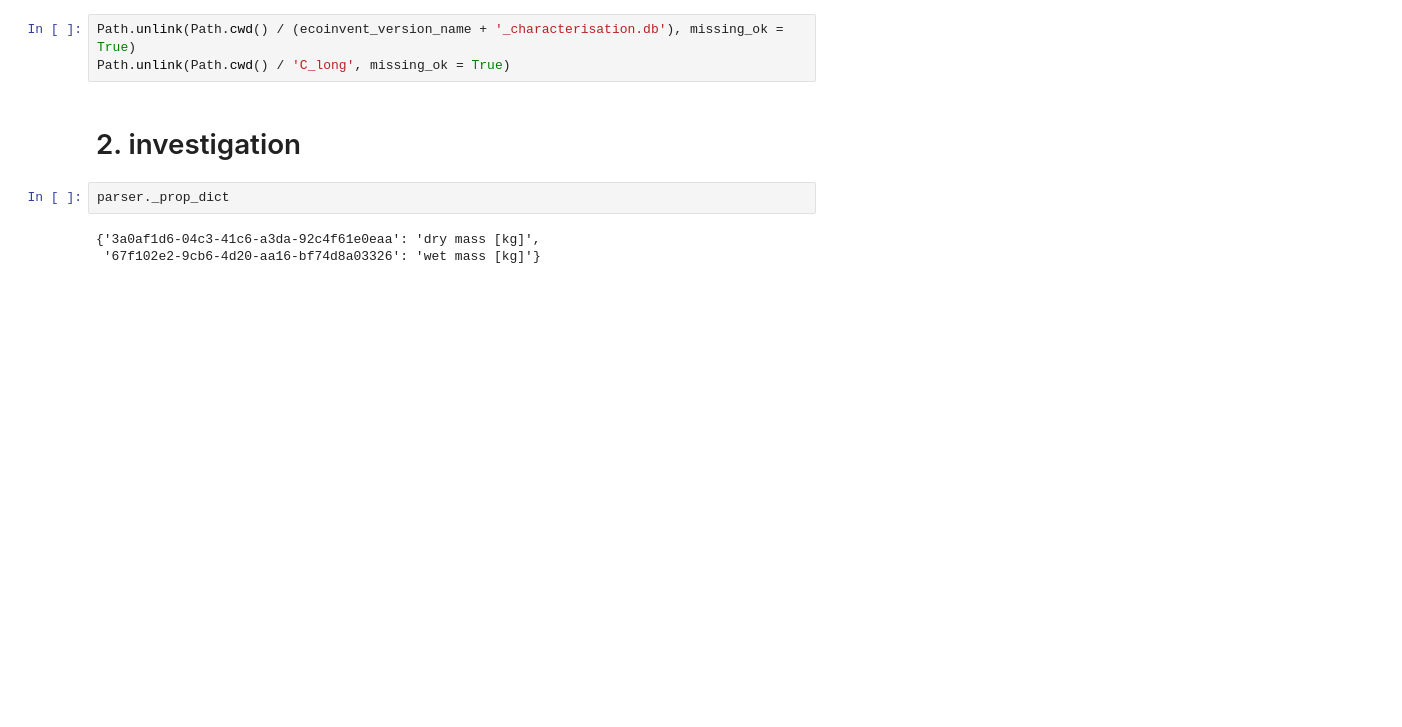
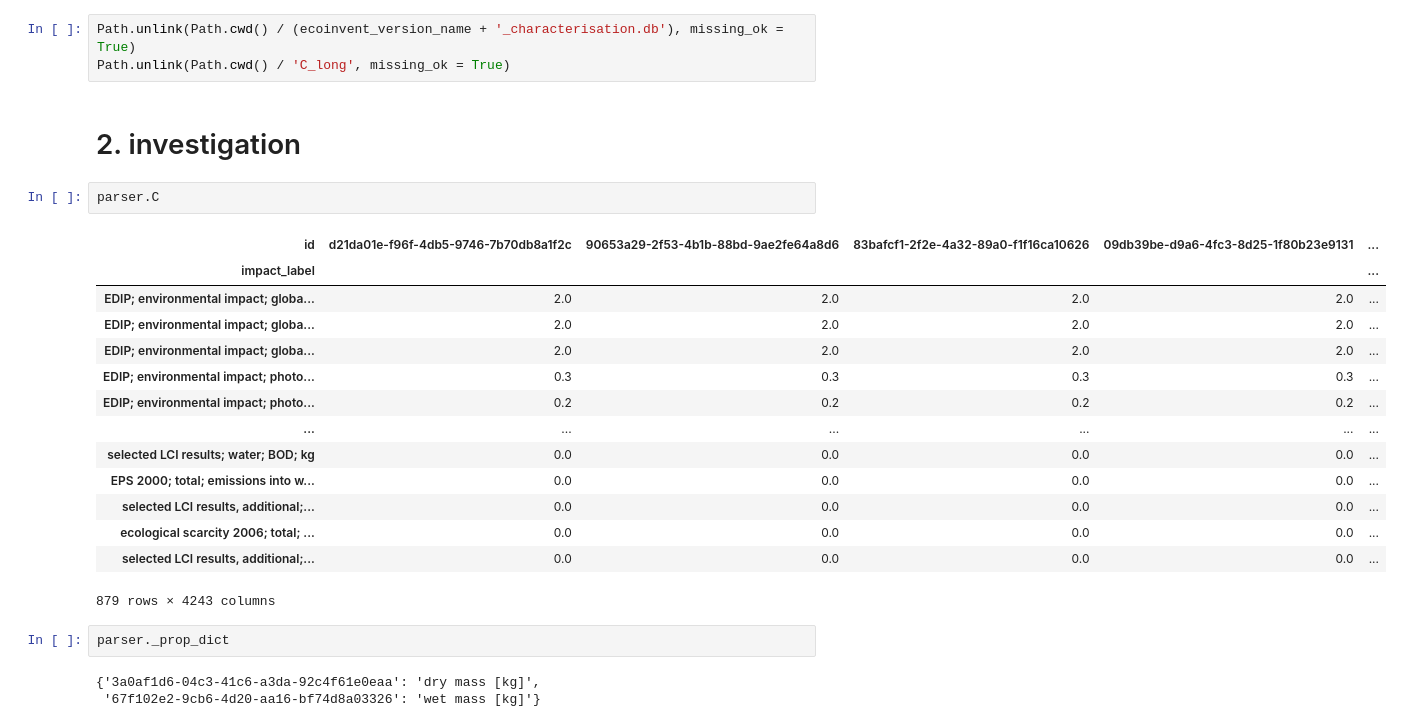
Before and after one commit to brightway-lca/bw_hybrid, a Jupyter notebook: dev/1_ecoinvent_investigation/1_0_load_ecoinvent.ipynb, the cells around one changed output. Cells and saved outputs as stored; diff of their text form; blank space fills up the shorter version.

```diff
--- a/dev/1_ecoinvent_investigation/1_0_load_ecoinvent.ipynb
+++ b/dev/1_ecoinvent_investigation/1_0_load_ecoinvent.ipynb
@@ -112,6 +112,23 @@ Path.unlink(Path.cwd() / (ecoinvent_version_name + '_characterisation.db'), miss
 Path.unlink(Path.cwd() / 'C_long', missing_ok = True)
 # %% [markdown]
 # 2. investigation
+# %%
+parser.C
+# %% [output]
+| id | d21da01e-f96f-4db5-9746-7b70db8a1f2c | 90653a29-2f53-4b1b-88bd-9ae2fe64a8d6 | 83bafcf1-2f2e-4a32-89a0-f1f16ca10626 | 09db39be-d9a6-4fc3-8d25-1f80b23e9131 | ... |
+| impact_label |  |  |  |  | ... |
+| EDIP; environmental impact; globa... | 2.0 | 2.0 | 2.0 | 2.0 | ... |
+| EDIP; environmental impact; globa... | 2.0 | 2.0 | 2.0 | 2.0 | ... |
+| EDIP; environmental impact; globa... | 2.0 | 2.0 | 2.0 | 2.0 | ... |
+| EDIP; environmental impact; photo... | 0.3 | 0.3 | 0.3 | 0.3 | ... |
+| EDIP; environmental impact; photo... | 0.2 | 0.2 | 0.2 | 0.2 | ... |
+| ... | ... | ... | ... | ... | ... |
+| selected LCI results; water; BOD; kg | 0.0 | 0.0 | 0.0 | 0.0 | ... |
+| EPS 2000; total; emissions into w... | 0.0 | 0.0 | 0.0 | 0.0 | ... |
+| selected LCI results, additional;... | 0.0 | 0.0 | 0.0 | 0.0 | ... |
+| ecological scarcity 2006; total; ... | 0.0 | 0.0 | 0.0 | 0.0 | ... |
+| selected LCI results, additional;... | 0.0 | 0.0 | 0.0 | 0.0 | ... |
+879 rows × 4243 columns
 # %%
 parser._prop_dict
 # %% [output]
```
Also changed, not shown: parts of 4 cells of this notebook, 5 other files.
